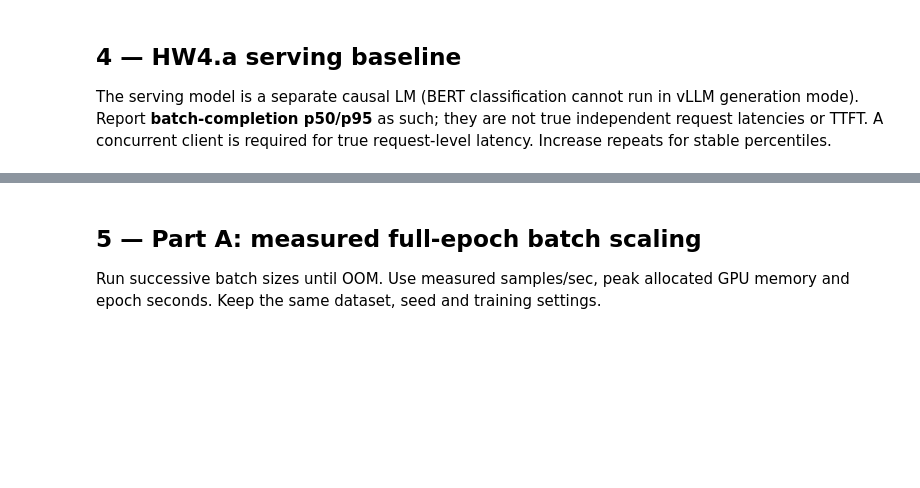
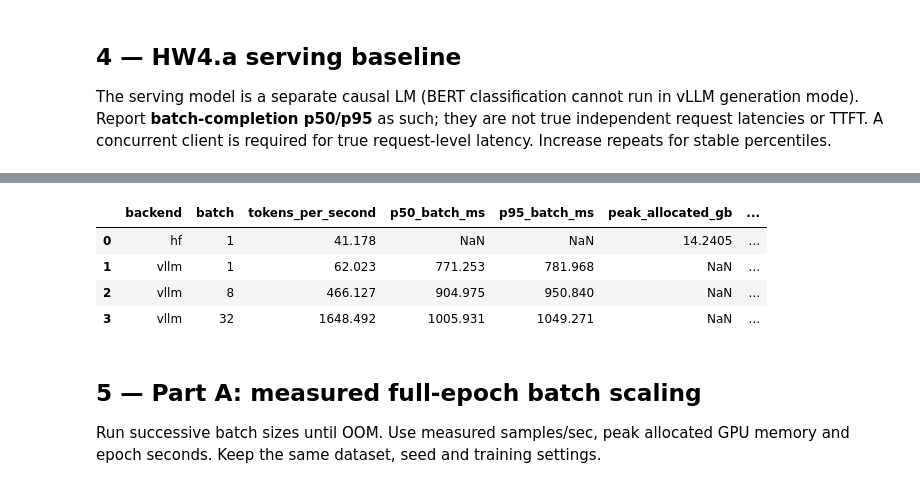
Before and after one commit to kavyaayyappan1998/DATA266---2738, a Jupyter notebook: GPU_Assignment2/gpu-assignment-ii/notebooks/GPU_Assignment_II_Main.ipynb, the cells around one changed output, grey strips where cells are left out. Saved outputs shown, nothing was run; the diff lists cells and outputs as text; code cells hidden in the pictures; blank space fills up the shorter version.

Commit message:
Complete GPU Assignment II benchmarks and update results

```diff
--- a/GPU_Assignment2/gpu-assignment-ii/notebooks/GPU_Assignment_II_Main.ipynb
+++ b/GPU_Assignment2/gpu-assignment-ii/notebooks/GPU_Assignment_II_Main.ipynb
@@ -48,0 +306,69 @@ The serving model is a separate causal LM (BERT classification cannot run in vLL
+# %%
+import csv
+import json
+import shutil
+import pandas as pd
+from pathlib import Path
+
+RESULTS = ROOT / "results"
+path = RESULTS / "serving_metrics.csv"
+backup = RESULTS / "serving_metrics_original_backup.csv"
+
+# Preserve original CSV before changing anything
+if path.exists() and not backup.exists():
+    shutil.copy2(path, backup)
+
+rows = []
+
+# Recover CSV rows, including rows with additional columns
+if backup.exists():
+    with backup.open(newline="") as f:
+        records = list(csv.reader(f))
+
+    header = records[0]
+    for record in records[1:]:
+        if record and record[0] == "backend":
+            header = record
+        elif record and len(record) == len(header):
+            rows.append(dict(zip(header, record)))
+        elif record:
+            print("Preserved unmatched CSV row in backup:", len(record), "columns")
+
+# Recover exact vLLM metrics from saved logs
+for batch in [1, 8, 32]:
+    log = RESULTS / f"vllm_batch_{batch}.log"
+    if not log.exists():
+        continue
+
+    for line in log.read_text(errors="replace").splitlines():
+        try:
+            data = json.loads(line.strip())
+            if data.get("backend") == "vllm" and data.get("batch") == batch:
+                rows = [
+                    r for r in rows
+                    if not (
+                        r.get("backend") == "vllm"
+                        and str(r.get("batch")) == str(batch)
+                    )
+                ]
+                rows.append(data)
+                break
+        except json.JSONDecodeError:
+            continue
+
+# Write consistent CSV columns
+if rows:
+    df = pd.DataFrame(rows)
+    df.to_csv(path, index=False)
+    print("Repaired:", path)
+    display(df[[
+        c for c in [
+            "backend", "batch", "tokens_per_second",
+            "p50_batch_ms", "p95_batch_ms",
+            "peak_allocated_gb", "gpu_used_gb_from_nvidia_smi",
+            "status"
+        ] if c in df.columns
+    ]])
+else:
+    print("No records recovered. Original file preserved.")
+# %% [output]
@@ -49,3 +392,8 @@ The serving model is a separate causal LM (BERT classification cannot run in vLL
+|  | backend | batch | tokens_per_second | p50_batch_ms | p95_batch_ms | peak_allocated_gb | ... |
+| 0 | hf | 1 | 41.178 | NaN | NaN | 14.2405 | ... |
+| 1 | vllm | 1 | 62.023 | 771.253 | 781.968 | NaN | ... |
+| 2 | vllm | 8 | 466.127 | 904.975 | 950.840 | NaN | ... |
+| 3 | vllm | 32 | 1648.492 | 1005.931 | 1049.271 | NaN | ... |
 # %%
 for backend,b in [('hf',1),('vllm',1),('vllm',8),('vllm',32)]:
     subprocess.run([sys.executable,'src/benchmark_vllm.py','--backend',backend,'--batch',str(b)],check=True)
```
Also changed, not shown: parts of 19 cells of this notebook, 59 other files.
